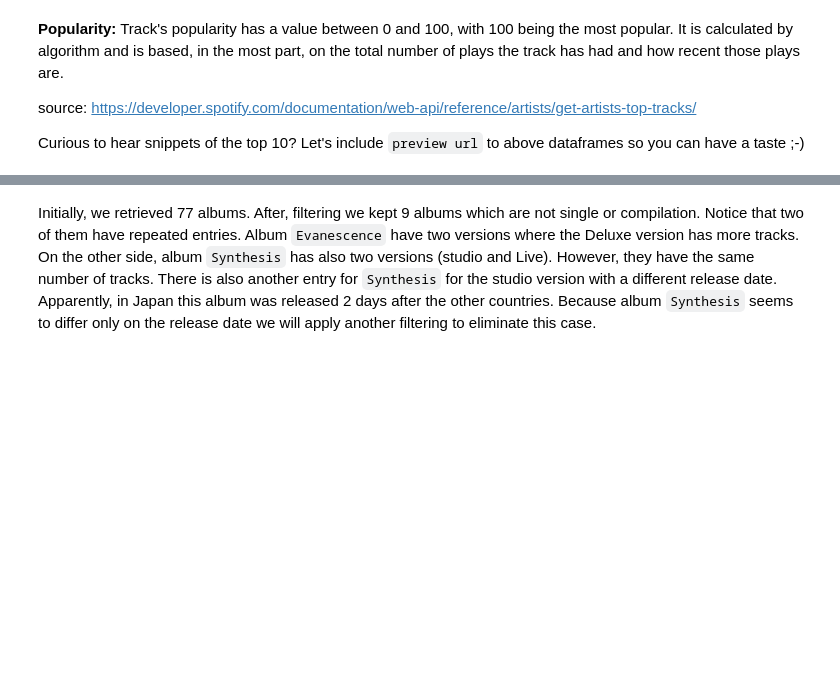
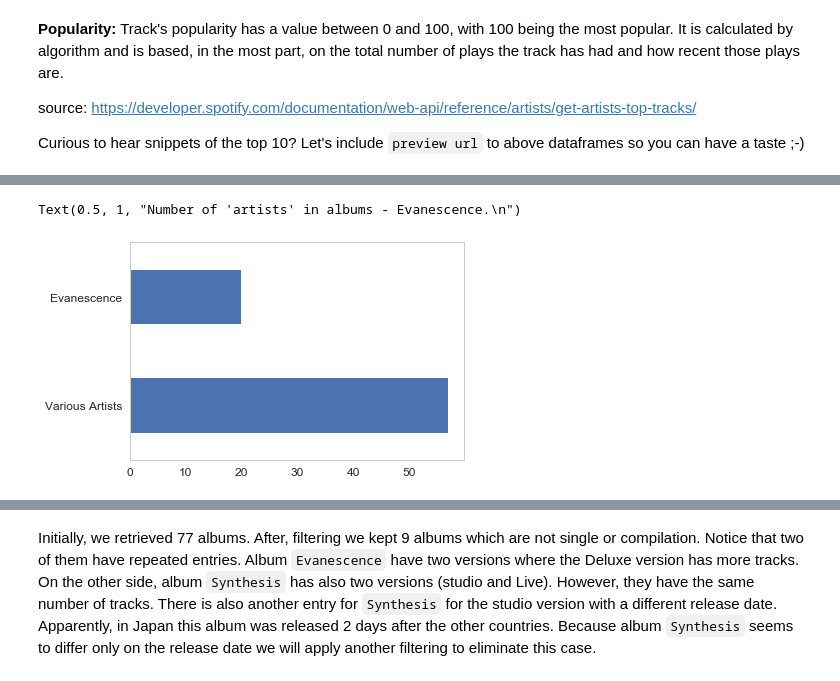
Before and after one commit to dpbac/evanescence_and_within_temptation_in_Python, a Jupyter notebook: notebook_02_retrieve_metada_Spotify_Evanescence_Within_Temptation.ipynb, the cells around one changed output, grey strips where cells are left out. Drawn from its saved outputs; the diff is of its cells as text; code cells hidden in the pictures; blank space fills up the shorter version.

```diff
--- a/notebook_02_retrieve_metada_Spotify_Evanescence_Within_Temptation.ipynb
+++ b/notebook_02_retrieve_metada_Spotify_Evanescence_Within_Temptation.ipynb
@@ -458,0 +578,6 @@ df_albums_evanescence_filtered.reset_index(inplace=True, drop = True)
+# %%
+df_albums_evanescence['artists'].value_counts().plot.barh(grid = False, fontsize = 12)
+ax.set_title("Number of 'artists' in albums - Evanescence.\n", fontsize = 14)
+# %% [output]
+Text(0.5, 1, "Number of 'artists' in albums - Evanescence.\n")
+[figure, added]
```
Also changed, not shown: parts of 94 cells of this notebook.
